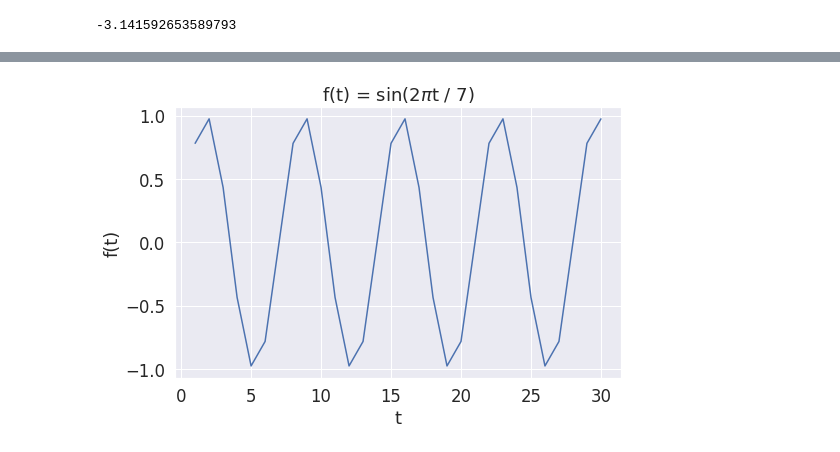
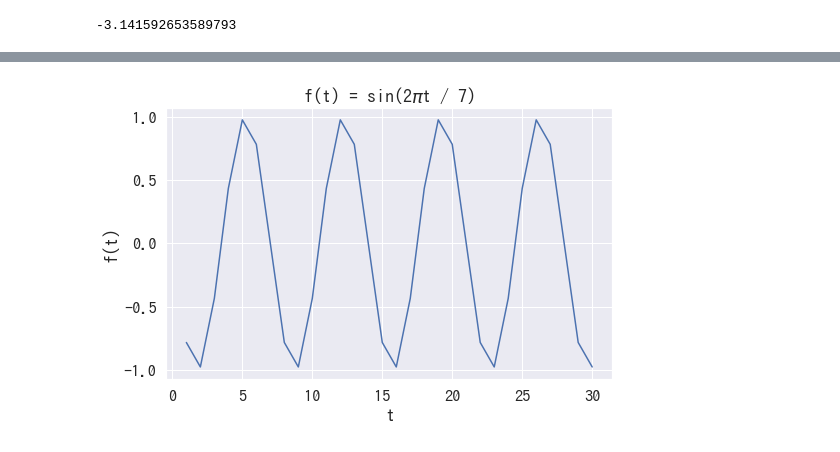
Before and after one commit to akhtoka/snippets, a Jupyter notebook: understand_prophet/prophet_calc.ipynb, the cells around one changed output, grey strips where cells are left out. Cells and saved outputs as stored; diff of their text form; code cells hidden in the pictures.

```diff
--- a/understand_prophet/prophet_calc.ipynb
+++ b/understand_prophet/prophet_calc.ipynb
@@ -396,10 +477,10 @@ plt.show()
 # %%
-# 周波数について
 T = np.arange(1, 31)
-plt.plot(T,  np.sin(2 * np.pi * T / 7), color='b', ls='-')
+
+plt.plot(T,  np.sin(2 * np.pi * -1 * T / 7), color='b', ls='-')
 plt.title('f(t) = sin(2$ \pi $t / 7)')
 plt.ylabel('f(t)')
 plt.xlabel('t')
 plt.show()
 # %% [output]
-[figure, old version]
+[figure, new version]
```
Also changed, not shown: parts of 17 cells of this notebook.
